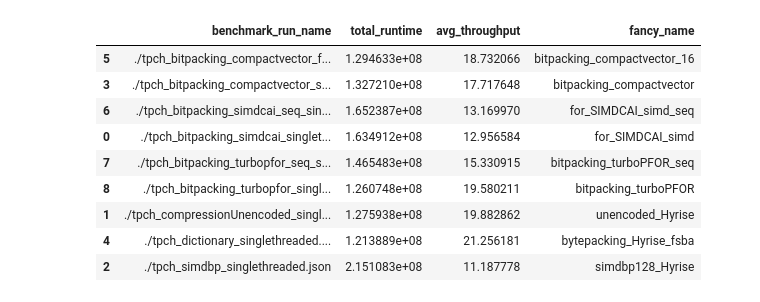
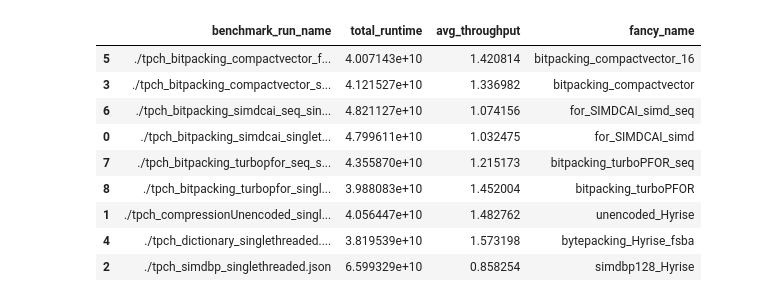
Before and after one commit to linuslh1996/column-compression, a Jupyter notebook: notebooks/CompareTPCH_ColumnCompression.ipynb, the cells around one changed output. Cells and saved outputs as stored; diff of their text form; code cells hidden in the pictures.

```diff
--- a/notebooks/CompareTPCH_ColumnCompression.ipynb
+++ b/notebooks/CompareTPCH_ColumnCompression.ipynb
@@ -12,39 +12,39 @@ import os
 
 sns.set(rc={'figure.figsize':(20,14)})
 # %%
-data_folder = "../data/columncompression20210225"
+data_folder = "../data/columncompression20210227"
 
 os.system(f"p=$(pwd) && cd {data_folder} && python3 $p/benchmark_to_csv.py .")
 
 def fancy_name(benchmark_name):
     a = benchmark_name.replace("tpch_", "").replace(".json", "").replace("_LTO", "").replace("_singlethreaded", "")[2:]
     return map_benchmark_name(a)
 
 def map_benchmark_name(b):
     return b \
         .replace("compactvector_f", "compactvector_16") \
         .replace("compressionUnencoded", "unencoded_Hyrise") \
         .replace("dictionary", "bytepacking_Hyrise_fsba") \
         .replace("bitpacking_simdcai", "for_SIMDCAI_simd") \
         .replace("bitpacking_turbopfor", "bitpacking_turboPFOR") \
         .replace("simdbp", "simdbp128_Hyrise") \
 
 high_level = pd.read_csv(f"{data_folder}/benchmarks_parsed_high_level.csv")
 high_level = high_level.sort_values("benchmark_run_name")
 # high_level = high_level[~high_level["benchmark_run_name"].str.match(".*simdbp.*")]
 high_level["fancy_name"] = [fancy_name(b) for b in high_level["benchmark_run_name"]]
 high_level
 # %% [output]
 |  | benchmark_run_name | total_runtime | avg_throughput | fancy_name |
-| 5 | ./tpch_bitpacking_compactvector_f... | 1.294633e+08 | 18.732066 | bitpacking_compactvector_16 |
-| 3 | ./tpch_bitpacking_compactvector_s... | 1.327210e+08 | 17.717648 | bitpacking_compactvector |
-| 6 | ./tpch_bitpacking_simdcai_seq_sin... | 1.652387e+08 | 13.169970 | for_SIMDCAI_simd_seq |
-| 0 | ./tpch_bitpacking_simdcai_singlet... | 1.634912e+08 | 12.956584 | for_SIMDCAI_simd |
-| 7 | ./tpch_bitpacking_turbopfor_seq_s... | 1.465483e+08 | 15.330915 | bitpacking_turboPFOR_seq |
-| 8 | ./tpch_bitpacking_turbopfor_singl... | 1.260748e+08 | 19.580211 | bitpacking_turboPFOR |
-| 1 | ./tpch_compressionUnencoded_singl... | 1.275938e+08 | 19.882862 | unencoded_Hyrise |
-| 4 | ./tpch_dictionary_singlethreaded.... | 1.213889e+08 | 21.256181 | bytepacking_Hyrise_fsba |
-| 2 | ./tpch_simdbp_singlethreaded.json | 2.151083e+08 | 11.187778 | simdbp128_Hyrise |
+| 5 | ./tpch_bitpacking_compactvector_f... | 4.007143e+10 | 1.420814 | bitpacking_compactvector_16 |
+| 3 | ./tpch_bitpacking_compactvector_s... | 4.121527e+10 | 1.336982 | bitpacking_compactvector |
+| 6 | ./tpch_bitpacking_simdcai_seq_sin... | 4.821127e+10 | 1.074156 | for_SIMDCAI_simd_seq |
+| 0 | ./tpch_bitpacking_simdcai_singlet... | 4.799611e+10 | 1.032475 | for_SIMDCAI_simd |
+| 7 | ./tpch_bitpacking_turbopfor_seq_s... | 4.355870e+10 | 1.215173 | bitpacking_turboPFOR_seq |
+| 8 | ./tpch_bitpacking_turbopfor_singl... | 3.988083e+10 | 1.452004 | bitpacking_turboPFOR |
+| 1 | ./tpch_compressionUnencoded_singl... | 4.056447e+10 | 1.482762 | unencoded_Hyrise |
+| 4 | ./tpch_dictionary_singlethreaded.... | 3.819539e+10 | 1.573198 | bytepacking_Hyrise_fsba |
+| 2 | ./tpch_simdbp_singlethreaded.json | 6.599329e+10 | 0.858254 | simdbp128_Hyrise |
 # %%
 
 # https://stackoverflow.com/questions/28904397/how-to-set-the-value-of-the-axis-multiplier-in-matplotlib
```
Also changed, not shown: parts of 11 cells of this notebook, 2 other files.
